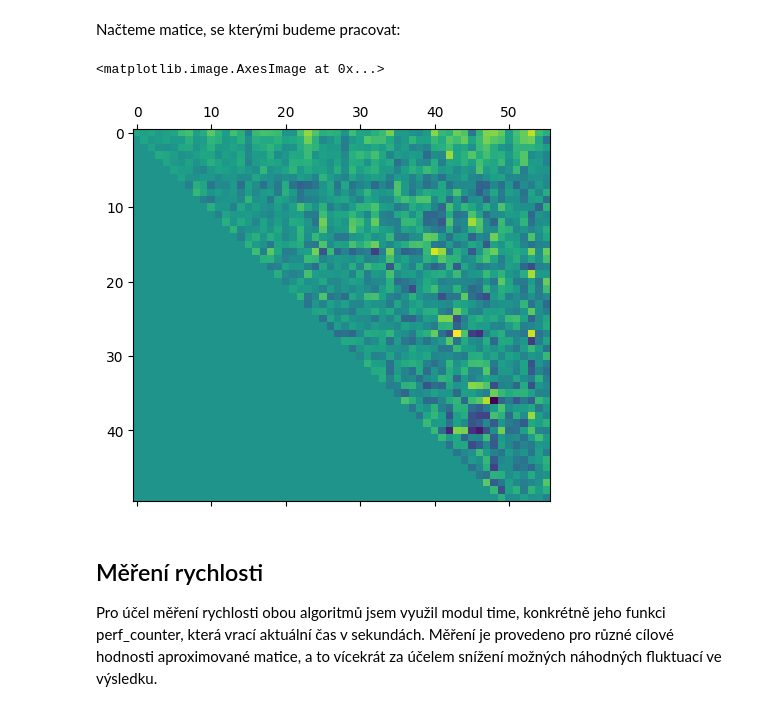
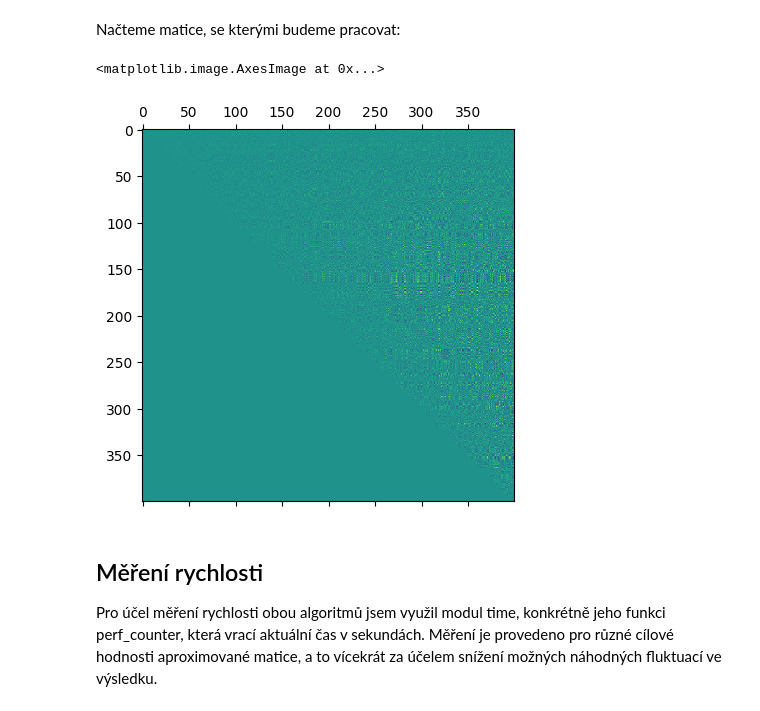
Before and after one commit to OndrejKucera77/numlingebra2, a Jupyter notebook: kod.ipynb, the cells around one changed output. Cells and saved outputs as stored; diff of their text form; code cells hidden in the pictures.

```diff
--- a/kod.ipynb
+++ b/kod.ipynb
@@ -14,16 +14,16 @@ import time, tracemalloc
 Načteme matice, se kterými budeme pracovat:
 # %%
 from scipy.linalg import lu
-m = 56
-n = 50
+m = 400
+n = 400
 Md = np.random.rand(m, n)
 _, L, U = lu(Md)
 Md = U @ L.T
 M = csr_matrix(Md)
 plt.matshow(Md)
 # %% [output]
 <matplotlib.image.AxesImage at 0x...>
-[figure, old version]
+[figure, new version]
 # %% [markdown]
 ## Měření rychlosti
 Pro účel měření rychlosti obou algoritmů jsem využil modul time, konkrétně jeho funkci perf_counter, která vrací aktuální čas v sekundách. Měření je provedeno pro různé cílové hodnosti aproximované matice, a to vícekrát za účelem snížení možných náhodných fluktuací ve výsledku.
```
Also changed, not shown: parts of 11 cells of this notebook.
